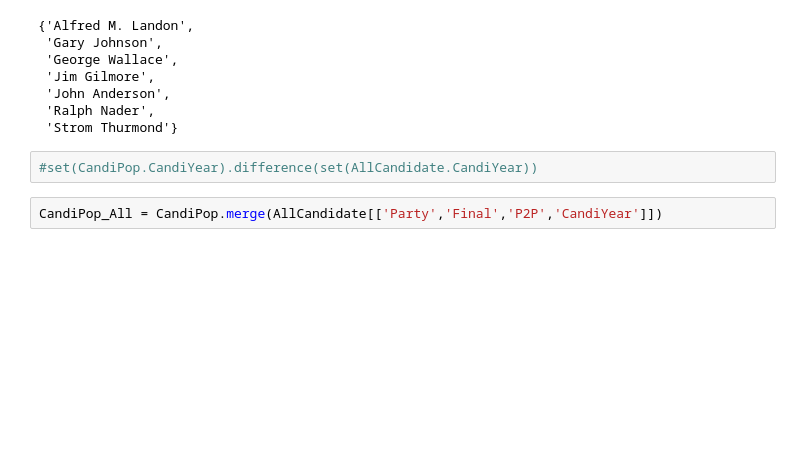
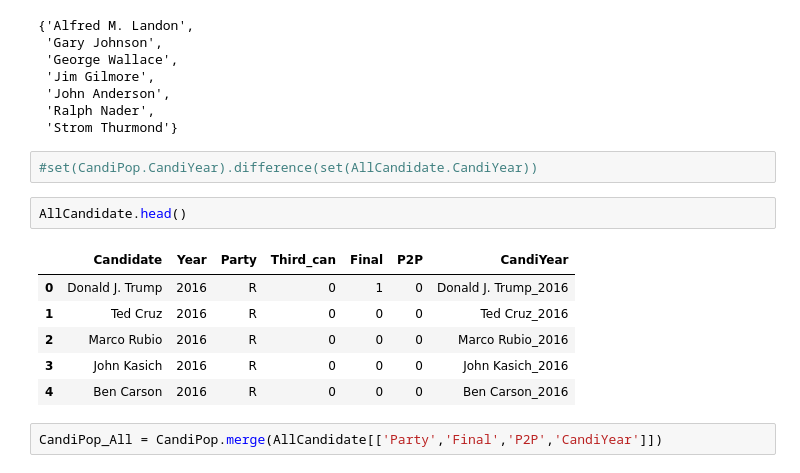
Before and after one commit to YaoyaoDai/PopulistCampaignMeasurement, a Jupyter notebook: Aggregation and Merging .ipynb, the cells around one changed output. Cells and saved outputs as stored; diff of their text form; blank space fills up the shorter version.

```diff
--- a/Aggregation and Merging .ipynb
+++ b/Aggregation and Merging .ipynb
@@ -214,6 +239,15 @@ set(AllCandidate.Candidate).difference(set(CandiPop.Candidate))
  'Strom Thurmond'}
 # %%
 #set(CandiPop.CandiYear).difference(set(AllCandidate.CandiYear))
+# %%
+AllCandidate.head()
+# %% [output]
+|  | Candidate | Year | Party | Third_can | Final | P2P | CandiYear |
+| 0 | Donald J. Trump | 2016 | R | 0 | 1 | 0 | Donald J. Trump_2016 |
+| 1 | Ted Cruz | 2016 | R | 0 | 0 | 0 | Ted Cruz_2016 |
+| 2 | Marco Rubio | 2016 | R | 0 | 0 | 0 | Marco Rubio_2016 |
+| 3 | John Kasich | 2016 | R | 0 | 0 | 0 | John Kasich_2016 |
+| 4 | Ben Carson | 2016 | R | 0 | 0 | 0 | Ben Carson_2016 |
 # %%
 CandiPop_All = CandiPop.merge(AllCandidate[['Party','Final','P2P','CandiYear']])
 # %%
```
Also changed, not shown: parts of 40 cells of this notebook, 10 other files.
